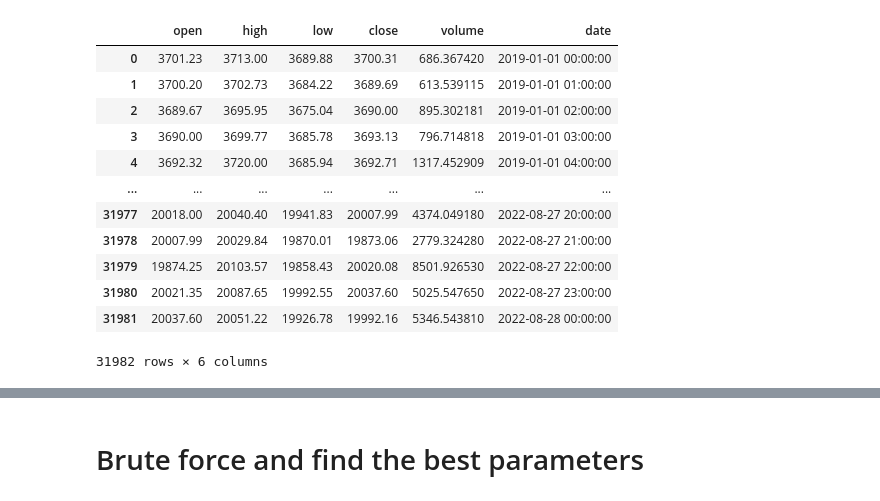
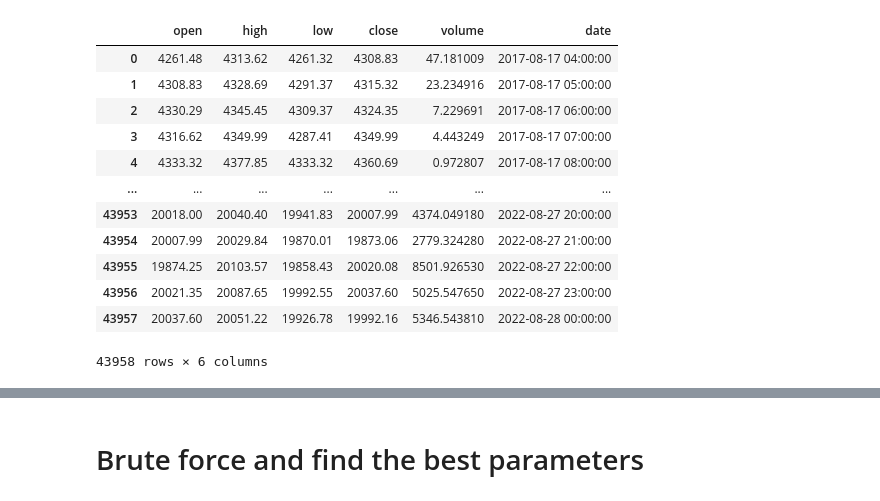
Before and after one commit to LagerWu0501/Grid_Trading, a Jupyter notebook: comparison_SMA.ipynb, the cells around one changed output, grey strips where cells are left out. Drawn from its saved outputs; the diff is of its cells as text; code cells hidden in the pictures.

```diff
--- a/comparison_SMA.ipynb
+++ b/comparison_SMA.ipynb
@@ -8,34 +8,34 @@ from matplotlib import pyplot as plt
 # %%
 # Get data
 symbol = "BTCUSDT"
 timeFrame = "1h"
-startDate = "2019-01-01"
+startDate = "2017-01-01"
 endDate = "2022-08-28"
 client = Client()
 bars = client.get_historical_klines(symbol=symbol,interval=timeFrame,start_str=startDate, end_str = endDate)
 df = pd.DataFrame(bars[:],columns=["timestamp","open","high","low","close","volume", "close_time", "quote_asset_volume", "number_of_trade", "TBB", "TBQ", "ignore"])
 df["date"]=pd.to_datetime(df["timestamp"],unit="ms").astype(str)
 df = df.drop(["timestamp", "close_time", "quote_asset_volume", "number_of_trade", "TBB", "TBQ", "ignore"], axis=1)
 df["open"] = pd.to_numeric(df["open"])
 df["high"] = pd.to_numeric(df["high"])
 df["low"] = pd.to_numeric(df["low"])
 df["close"] = pd.to_numeric(df["close"])
 df["volume"] = pd.to_numeric(df["volume"])
 df
 # %% [output]
 |  | open | high | low | close | volume | date |
-| 0 | 3701.23 | 3713.00 | 3689.88 | 3700.31 | 686.367420 | 2019-01-01 00:00:00 |
-| 1 | 3700.20 | 3702.73 | 3684.22 | 3689.69 | 613.539115 | 2019-01-01 01:00:00 |
-| 2 | 3689.67 | 3695.95 | 3675.04 | 3690.00 | 895.302181 | 2019-01-01 02:00:00 |
-| 3 | 3690.00 | 3699.77 | 3685.78 | 3693.13 | 796.714818 | 2019-01-01 03:00:00 |
-| 4 | 3692.32 | 3720.00 | 3685.94 | 3692.71 | 1317.452909 | 2019-01-01 04:00:00 |
+| 0 | 4261.48 | 4313.62 | 4261.32 | 4308.83 | 47.181009 | 2017-08-17 04:00:00 |
+| 1 | 4308.83 | 4328.69 | 4291.37 | 4315.32 | 23.234916 | 2017-08-17 05:00:00 |
+| 2 | 4330.29 | 4345.45 | 4309.37 | 4324.35 | 7.229691 | 2017-08-17 06:00:00 |
+| 3 | 4316.62 | 4349.99 | 4287.41 | 4349.99 | 4.443249 | 2017-08-17 07:00:00 |
+| 4 | 4333.32 | 4377.85 | 4333.32 | 4360.69 | 0.972807 | 2017-08-17 08:00:00 |
 | ... | ... | ... | ... | ... | ... | ... |
-| 31977 | 20018.00 | 20040.40 | 19941.83 | 20007.99 | 4374.049180 | 2022-08-27 20:00:00 |
-| 31978 | 20007.99 | 20029.84 | 19870.01 | 19873.06 | 2779.324280 | 2022-08-27 21:00:00 |
-| 31979 | 19874.25 | 20103.57 | 19858.43 | 20020.08 | 8501.926530 | 2022-08-27 22:00:00 |
-| 31980 | 20021.35 | 20087.65 | 19992.55 | 20037.60 | 5025.547650 | 2022-08-27 23:00:00 |
-| 31981 | 20037.60 | 20051.22 | 19926.78 | 19992.16 | 5346.543810 | 2022-08-28 00:00:00 |
+| 43953 | 20018.00 | 20040.40 | 19941.83 | 20007.99 | 4374.049180 | 2022-08-27 20:00:00 |
+| 43954 | 20007.99 | 20029.84 | 19870.01 | 19873.06 | 2779.324280 | 2022-08-27 21:00:00 |
+| 43955 | 19874.25 | 20103.57 | 19858.43 | 20020.08 | 8501.926530 | 2022-08-27 22:00:00 |
+| 43956 | 20021.35 | 20087.65 | 19992.55 | 20037.60 | 5025.547650 | 2022-08-27 23:00:00 |
+| 43957 | 20037.60 | 20051.22 | 19926.78 | 19992.16 | 5346.543810 | 2022-08-28 00:00:00 |
-31982 rows × 6 columns
+43958 rows × 6 columns
 # %%
 # SMA strategy
 sma_parameters = {
```
Also changed, not shown: parts of 13 cells of this notebook.
